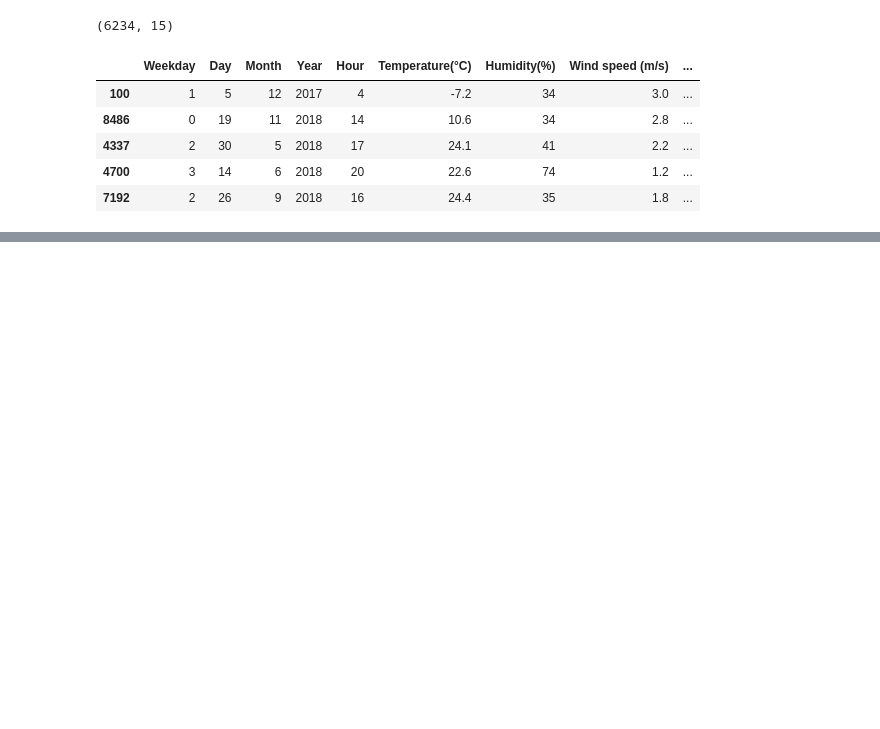
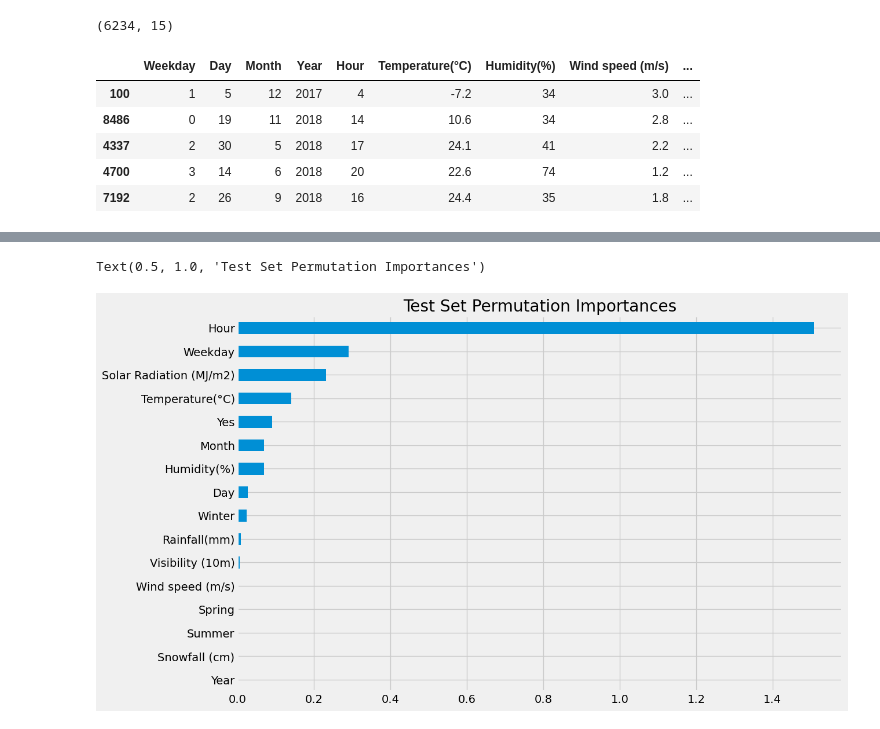
Before and after one commit to jinh1004/Enterprise-Data-Science, a Jupyter notebook: Assignment 2.ipynb, the cells around one changed output, grey strips where cells are left out. Drawn from its saved outputs; the diff is of its cells as text; code cells hidden in the pictures; blank space fills up the shorter version.

```diff
--- a/Assignment 2.ipynb
+++ b/Assignment 2.ipynb
@@ -108,0 +350,19 @@ bike_cleaned
+# %%
+import time
+from sklearn.inspection import permutation_importance
+from sklearn.model_selection import train_test_split
+
+start_time = time.time()
+
+model_tau = LGBMRegressor(importance_type='gain')
+X_train, X_test, y_train, y_test = train_test_split(X, slearner_tau, test_size=0.3, random_state=42)
+model_tau_fit = model_tau.fit(X_train, y_train)
+
+perm_imp_test = permutation_importance(
+    estimator=model_tau_fit,
+    X=X_test,
+    y=y_test,
+    random_state=42).importances_mean
+pd.Series(perm_imp_test, feature_names).sort_values(ascending=False)
+
+print("Elapsed time: %s seconds" % (time.time() - start_time))
@@ -108,0 +391,6 @@ bike_cleaned
+# %%
+pd.Series(perm_imp_test, feature_names).sort_values().plot(kind='barh', figsize=(12, 8))
+plt.title('Test Set Permutation Importances')
+# %% [output]
+Text(0.5, 1.0, 'Test Set Permutation Importances')
+[figure, added]
```
Also changed, not shown: parts of 69 cells of this notebook.
